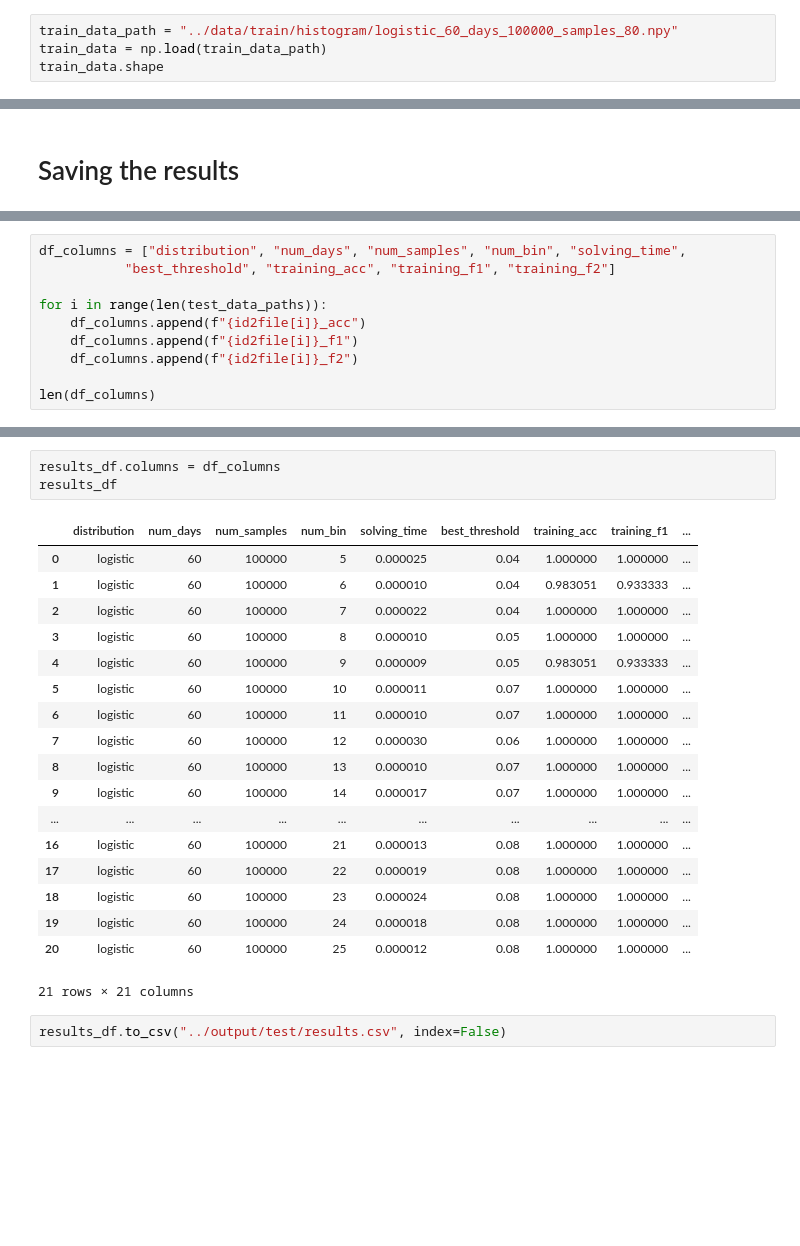
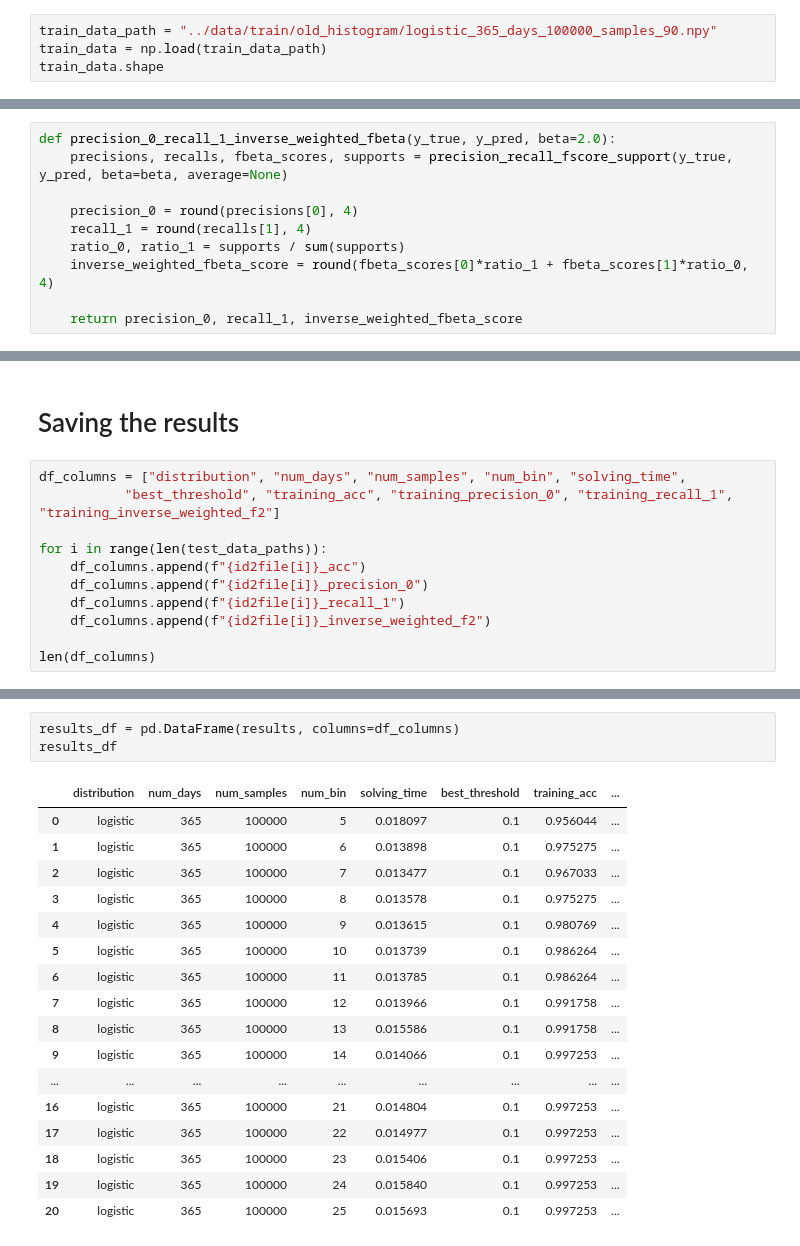
Before and after one commit to hungpham13/Distributed-data-discretization, a Jupyter notebook: src/ewb-psi.ipynb, the cells around one changed output, grey strips where cells are left out. Cells and saved outputs as stored; diff of their text form; blank space fills up the shorter version.

```diff
--- a/src/ewb-psi.ipynb
+++ b/src/ewb-psi.ipynb
@@ -9,7 +280,7 @@ from glob import glob
 # %% [markdown]
 ## Training data
 # %%
-train_data_path = "../data/train/histogram/logistic_60_days_100000_samples_80.npy"
+train_data_path = "../data/train/old_histogram/logistic_365_days_100000_samples_90.npy"
 train_data = np.load(train_data_path)
 train_data.shape
 # %% [output]
@@ -87,3 +358,13 @@ from sklearn.metrics import accuracy_score, f1_score, fbeta_score, confusion_mat
+# %%
+def precision_0_recall_1_inverse_weighted_fbeta(y_true, y_pred, beta=2.0):
+    precisions, recalls, fbeta_scores, supports = precision_recall_fscore_support(y_true, y_pred, beta=beta, average=None)
+
+    precision_0 = round(precisions[0], 4)
+    recall_1 = round(recalls[1], 4)
+    ratio_0, ratio_1 = supports / sum(supports)
+    inverse_weighted_fbeta_score = round(fbeta_scores[0]*ratio_1 + fbeta_scores[1]*ratio_0, 4)
+
+    return precision_0, recall_1, inverse_weighted_fbeta_score
 # %%
 train_dir_path, file_name = os.path.split(train_data_path)
 dist, num_days, _, num_samples, _, ratio = file_name.replace(".npy", "").split("_")
@@ -300,2 +567,13 @@ weighted avg       0.99      0.99      0.99       182
 # %% [markdown]
 # Saving the results
+# %%
+df_columns = ["distribution", "num_days", "num_samples", "num_bin", "solving_time",
+           "best_threshold", "training_acc", "training_precision_0", "training_recall_1", "training_inverse_weighted_f2"]
+
+for i in range(len(test_data_paths)):
+    df_columns.append(f"{id2file[i]}_acc")
+    df_columns.append(f"{id2file[i]}_precision_0")
+    df_columns.append(f"{id2file[i]}_recall_1")
+    df_columns.append(f"{id2file[i]}_inverse_weighted_f2")
+
+len(df_columns)
@@ -324,10 +774,0 @@ results_df
-# %%
-df_columns = ["distribution", "num_days", "num_samples", "num_bin", "solving_time",
-           "best_threshold", "training_acc", "training_f1", "training_f2"]
-
-for i in range(len(test_data_paths)):
-    df_columns.append(f"{id2file[i]}_acc")
-    df_columns.append(f"{id2file[i]}_f1")
-    df_columns.append(f"{id2file[i]}_f2")
-
-len(df_columns)
@@ -336,24 +1298,21 @@ len(df_columns)
 # %%
-results_df.columns = df_columns
+results_df = pd.DataFrame(results, columns=df_columns)
 results_df
 # %% [output]
-|  | distribution | num_days | num_samples | num_bin | solving_time | best_threshold | training_acc | training_f1 | ... |
-| 0 | logistic | 60 | 100000 | 5 | 0.000025 | 0.04 | 1.000000 | 1.000000 | ... |
-| 1 | logistic | 60 | 100000 | 6 | 0.000010 | 0.04 | 0.983051 | 0.933333 | ... |
-| 2 | logistic | 60 | 100000 | 7 | 0.000022 | 0.04 | 1.000000 | 1.000000 | ... |
-| 3 | logistic | 60 | 100000 | 8 | 0.000010 | 0.05 | 1.000000 | 1.000000 | ... |
-| 4 | logistic | 60 | 100000 | 9 | 0.000009 | 0.05 | 0.983051 | 0.933333 | ... |
-| 5 | logistic | 60 | 100000 | 10 | 0.000011 | 0.07 | 1.000000 | 1.000000 | ... |
-| 6 | logistic | 60 | 100000 | 11 | 0.000010 | 0.07 | 1.000000 | 1.000000 | ... |
-| 7 | logistic | 60 | 100000 | 12 | 0.000030 | 0.06 | 1.000000 | 1.000000 | ... |
-| 8 | logistic | 60 | 100000 | 13 | 0.000010 | 0.07 | 1.000000 | 1.000000 | ... |
-| 9 | logistic | 60 | 100000 | 14 | 0.000017 | 0.07 | 1.000000 | 1.000000 | ... |
-| ... | ... | ... | ... | ... | ... | ... | ... | ... | ... |
-| 16 | logistic | 60 | 100000 | 21 | 0.000013 | 0.08 | 1.000000 | 1.000000 | ... |
-| 17 | logistic | 60 | 100000 | 22 | 0.000019 | 0.08 | 1.000000 | 1.000000 | ... |
-| 18 | logistic | 60 | 100000 | 23 | 0.000024 | 0.08 | 1.000000 | 1.000000 | ... |
-| 19 | logistic | 60 | 100000 | 24 | 0.000018 | 0.08 | 1.000000 | 1.000000 | ... |
-| 20 | logistic | 60 | 100000 | 25 | 0.000012 | 0.08 | 1.000000 | 1.000000 | ... |
+|  | distribution | num_days | num_samples | num_bin | solving_time | best_threshold | training_acc | ... |
+| 0 | logistic | 365 | 100000 | 5 | 0.018097 | 0.1 | 0.956044 | ... |
+| 1 | logistic | 365 | 100000 | 6 | 0.013898 | 0.1 | 0.975275 | ... |
+| 2 | logistic | 365 | 100000 | 7 | 0.013477 | 0.1 | 0.967033 | ... |
+| 3 | logistic | 365 | 100000 | 8 | 0.013578 | 0.1 | 0.975275 | ... |
+| 4 | logistic | 365 | 100000 | 9 | 0.013615 | 0.1 | 0.980769 | ... |
+| 5 | logistic | 365 | 100000 | 10 | 0.013739 | 0.1 | 0.986264 | ... |
+| 6 | logistic | 365 | 100000 | 11 | 0.013785 | 0.1 | 0.986264 | ... |
+| 7 | logistic | 365 | 100000 | 12 | 0.013966 | 0.1 | 0.991758 | ... |
+| 8 | logistic | 365 | 100000 | 13 | 0.015586 | 0.1 | 0.991758 | ... |
+| 9 | logistic | 365 | 100000 | 14 | 0.014066 | 0.1 | 0.997253 | ... |
+| ... | ... | ... | ... | ... | ... | ... | ... | ... |
+| 16 | logistic | 365 | 100000 | 21 | 0.014804 | 0.1 | 0.997253 | ... |
+| 17 | logistic | 365 | 100000 | 22 | 0.014977 | 0.1 | 0.997253 | ... |
+| 18 | logistic | 365 | 100000 | 23 | 0.015406 | 0.1 | 0.997253 | ... |
+| 19 | logistic | 365 | 100000 | 24 | 0.015840 | 0.1 | 0.997253 | ... |
+| 20 | logistic | 365 | 100000 | 25 | 0.015693 | 0.1 | 0.997253 | ... |
-21 rows × 21 columns
-# %%
-results_df.to_csv("../output/test/results.csv", index=False)
```
Also changed, not shown: parts of 33 cells of this notebook, 9 other files.
